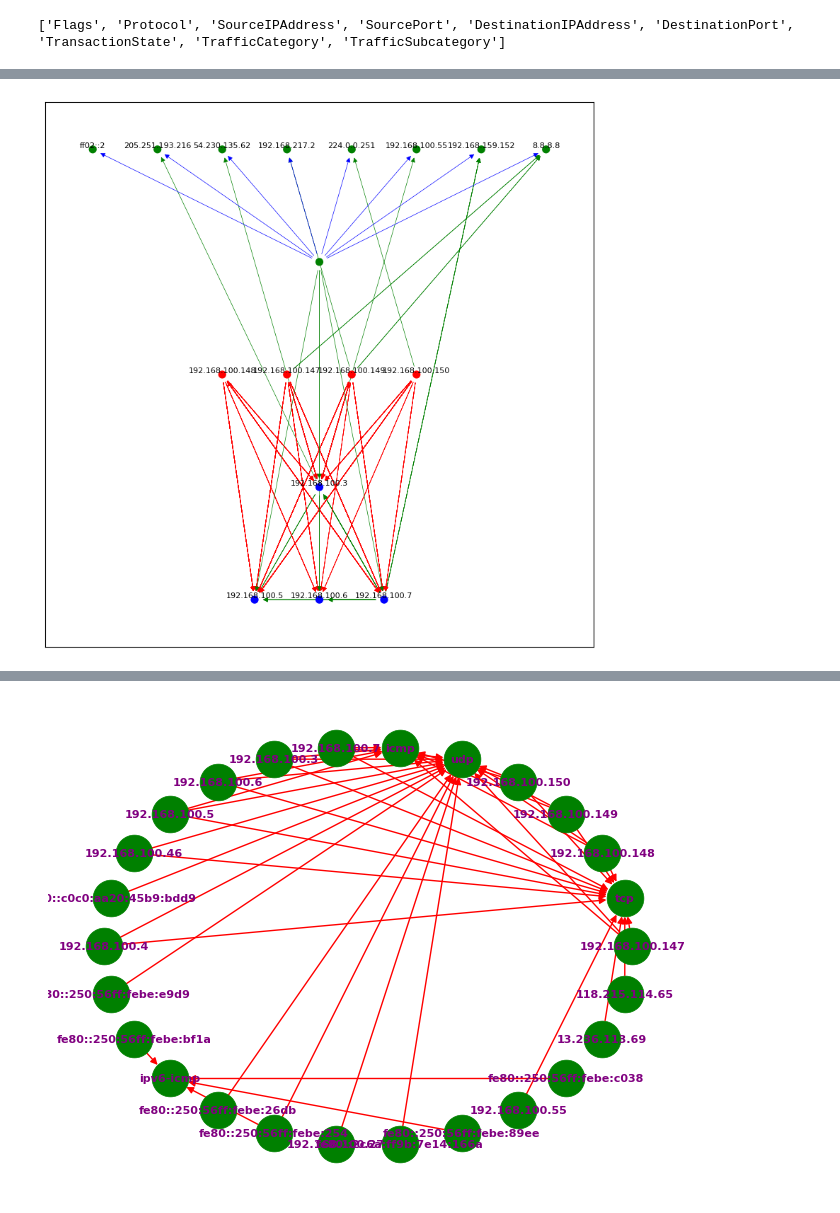
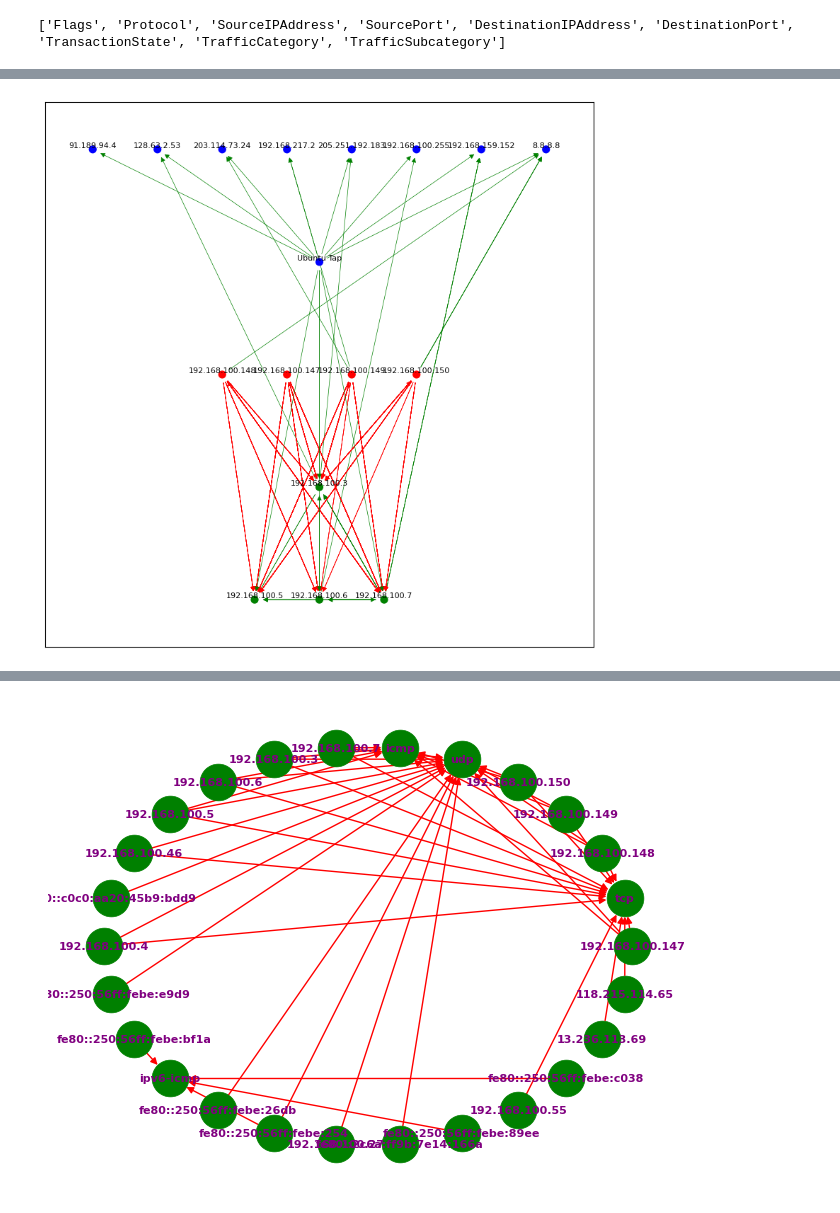
Before and after one commit to Pavel418/network-L1, a Jupyter notebook: project/project.ipynb, the cells around one changed output, grey strips where cells are left out. Cells and saved outputs as stored; diff of their text form; code cells hidden in the pictures.

```diff
--- a/project/project.ipynb
+++ b/project/project.ipynb
@@ -69,6 +69,7 @@ memory usage: 33.9+ MB
 # %% [markdown]
 The dataset includes features extracted from network traffic, such as packet sizes, timestamps, and protocol types.
 # %%
+# rename the columns for better understanding
 df.rename(columns={
     "pkSeqID": "ID",  # The identifier of the row
     "stime": "StartTime",  # Record start time
@@ -79,7 +80,6 @@ df.rename(columns={
     "mean": "AverageDuration",  # Average duration of aggregated records
     "stddev": "StandardDeviation",  # Standard deviation of aggregated records
     "sum": "TotalDurationAggregated",  # Total duration of aggregated records
-    "Stime": "StartTime",  # Record start time
     "proto": "Protocol",  # Textual representation of transaction protocols present in network flow
     "saddr": "SourceIPAddress",  # Source IP address
     "sport": "SourcePort",  # Source port number
@@ -178,5 +262,12 @@ plt.show()
+# %%
+small_df = df.sample(n=300, random_state=42)
 # %%
-attackers = ['192.168.100.150', '192.168.100.149', '192.168.100.147', '192.168.100.148',]
-ubuntu = ['192.168.100.7', '192.168.100.3', '192.168.100.6', '192.168.100.5']
-others = df['SourceIPAddress'].value_counts().index.tolist() + df['DestinationIPAddress'].value_counts().index.tolist()
-others = [x for x in others if x not in attackers and x not in ubuntu and x not in ["fe80::250:56ff:febe:c038"]]
+# Kali Linuxes IP addresses
+attackers = ['192.168.100.150', '192.168.100.149', '192.168.100.147', '192.168.100.148']
+# Devices IP addresses
+devices = ['192.168.100.7', '192.168.100.3', '192.168.100.6', '192.168.100.5']
+
+# Other IP addresses excluding attackers and devices and the tap interface
+ubuntu_tap = "192.168.100.4"
+others = small_df['SourceIPAddress'].value_counts().index.tolist() + small_df['DestinationIPAddress'].value_counts().index.tolist()
+others = [x for x in others if x not in attackers and x not in devices and x not in [ubuntu_tap]]
@@ -183,60 +284,60 @@ others = [x for x in others if x not in attackers and x not in ubuntu and x not
 # %%
 Graph = nx.MultiDiGraph()
-Graph.add_nodes_from([x for x in ubuntu if x != '192.168.100.3'], part=0)
+Graph.add_nodes_from([x for x in devices if x != '192.168.100.3'], part=0)
+# The server is displayed as a separate layer
 Graph.add_nodes_from(["192.168.100.3"], part=1)
 Graph.add_nodes_from(attackers, part=2)
-Graph.add_nodes_from(["fe80::250:56ff:febe:c038"], part=3)
+# The tap interface is displayed as a separate layer
+Graph.add_nodes_from([ubuntu_tap], part=3)
 Graph.add_nodes_from(others, part=4)
 
 labels = {}  # Initialize labels dictionary
+labels[ubuntu_tap] = "Ubuntu Tap"  # Add label for tap interface
 
+# add eges of each attacker
 for attacker in attackers:
-    labels[attacker] = attacker
-    df_attacker = df[(df['SourceIPAddress'] == attacker) | (df['DestinationIPAddress'] == attacker)]
+    labels[attacker] = attacker # Add label for attacker
+    df_attacker = small_df[(small_df['SourceIPAddress'] == attacker) | (small_df['DestinationIPAddress'] == attacker)] # Filter rows with attacker
     for index, row in df_attacker.iterrows():
-        edge_color = 'red' if row['Attack'] == 1 else 'green'  # Set edge color directly
+        edge_color = 'red' if row['Attack'] == 1 else 'green'  # Set edge color based on attack label
 
-        if row['SourceIPAddress'] == attacker:
-            Graph.add_edge(attacker, row['DestinationIPAddress'], key=index, color=edge_color)  # Add 'color' attribute
-            if row['DestinationIPAddress'] in others:
-                labels[row['DestinationIPAddress']] = row['DestinationIPAddress']
+        if row['SourceIPAddress'] == attacker: # Handle the direction of the edge
+            Graph.add_edge(attacker, row['DestinationIPAddress'], key=index, color=edge_color)
         else:
-            Graph.add_edge(row['SourceIPAddress'], attacker, key=index, color=edge_color)  # Add 'color' attribute
-            if row['SourceIPAddress'] in others:
-                labels[row['SourceIPAddress']] = row['SourceIPAddress']
+            Graph.add_edge(row['SourceIPAddress'], attacker, key=index, color=edge_color)
 
-for ubuntu_ip in ubuntu:
-    labels[ubuntu_ip] = ubuntu_ip
-    df_ubuntu = df[(~df['SourceIPAddress'].isin(attackers)) & (~df['DestinationIPAddress'].isin(attackers))]
+# add edges of each device
+for ubuntu_ip in devices:
+    labels[ubuntu_ip] = ubuntu_ip   # Add label for device
+    df_ubuntu = small_df[(~small_df['SourceIPAddress'].isin(attackers)) & (~small_df['DestinationIPAddress'].isin(attackers))] # Filter rows with device
     for index, row in df_ubuntu.iterrows():
         edge_color = "green"
-        if row['SourceIPAddress'] == ubuntu_ip:
-            Graph.add_edge(ubuntu_ip, row['DestinationIPAddress'], key=index, color=edge_color)  # Add 'color' attribute
-            if row['DestinationIPAddress'] in others:
-                labels[row['DestinationIPAddress']] = row['DestinationIPAddress']
+        if row['SourceIPAddress'] == ubuntu_ip: # Handle the direction of the edge
+            Graph.add_edge(ubuntu_ip, row['DestinationIPAddress'], key=index, color=edge_color)
         else:
-            Graph.add_edge(row['SourceIPAddress'], ubuntu_ip, key=index, color=edge_color)  # Add 'color' attribute
+            Graph.add_edge(row['SourceIPAddress'], ubuntu_ip, key=index, color=edge_color)
 
+# add edges of the other IP addresses
 for other_ip in others:
-    labels[other_ip] = other_ip
-    df_other = df[(~df['SourceIPAddress'].isin(attackers)) & (~df['DestinationIPAddress'].isin(attackers)) & (~df['SourceIPAddress'].isin(ubuntu)) & (~df['DestinationIPAddress'].isin(ubuntu))]
+    labels[other_ip] = other_ip # Add label for other IP
+    df_other = small_df[(~small_df['SourceIPAddress'].isin(attackers)) & (~small_df['DestinationIPAddress'].isin(attackers)) & (~small_df['SourceIPAddress'].isin(devices)) & (~small_df['DestinationIPAddress'].isin(devices))]
     for index, row in df_other.iterrows():
-        edge_color = "blue"
-        if row['SourceIPAddress'] == other_ip:
-            Graph.add_edge(other_ip, row['DestinationIPAddress'], key=index, color=edge_color)  # Add 'color' attribute
-            if row['DestinationIPAddress'] in others:
-                labels[row['DestinationIPAddress']] = row['DestinationIPAddress']
+        edge_color = "green"
+        if row['SourceIPAddress'] == other_ip: # Handle the direction of the edge
+            Graph.add_edge(other_ip, row['DestinationIPAddress'], key=index, color=edge_color)
         else:
-            Graph.add_edge(row['SourceIPAddress'], other_ip, key=index, color=edge_color)  # Add 'color' attribute
+            Graph.add_edge(row['SourceIPAddress'], other_ip, key=index, color=edge_color)
 
+# multi-partite layout is used to display the nodes in different layers
 pos = nx.multipartite_layout(Graph, subset_key="part", align='horizontal')
 
-node_colors = ['blue' if node in ubuntu else 'red' if node in attackers else 'green' for node in Graph.nodes()]
+# Set node colors based on the node type
+node_colors = ['green' if node in devices else 'red' if node in attackers else 'blue' for node in Graph.nodes()]
 
 plt.figure(figsize=(10, 10))
 nx.draw_networkx_nodes(Graph, pos, node_color=node_colors, node_size=50)
 edges = nx.draw_networkx_edges(Graph, pos, edge_color=[d['color'] for u, v, d in Graph.edges(data=True)], width=0.5)
 nx.draw_networkx_labels(Graph, pos, labels=labels, font_size=8, verticalalignment='bottom')
 plt.show()
 # %% [output]
-[figure, old version]
+[figure, new version]
```
Also changed, not shown: parts of 57 cells of this notebook.
